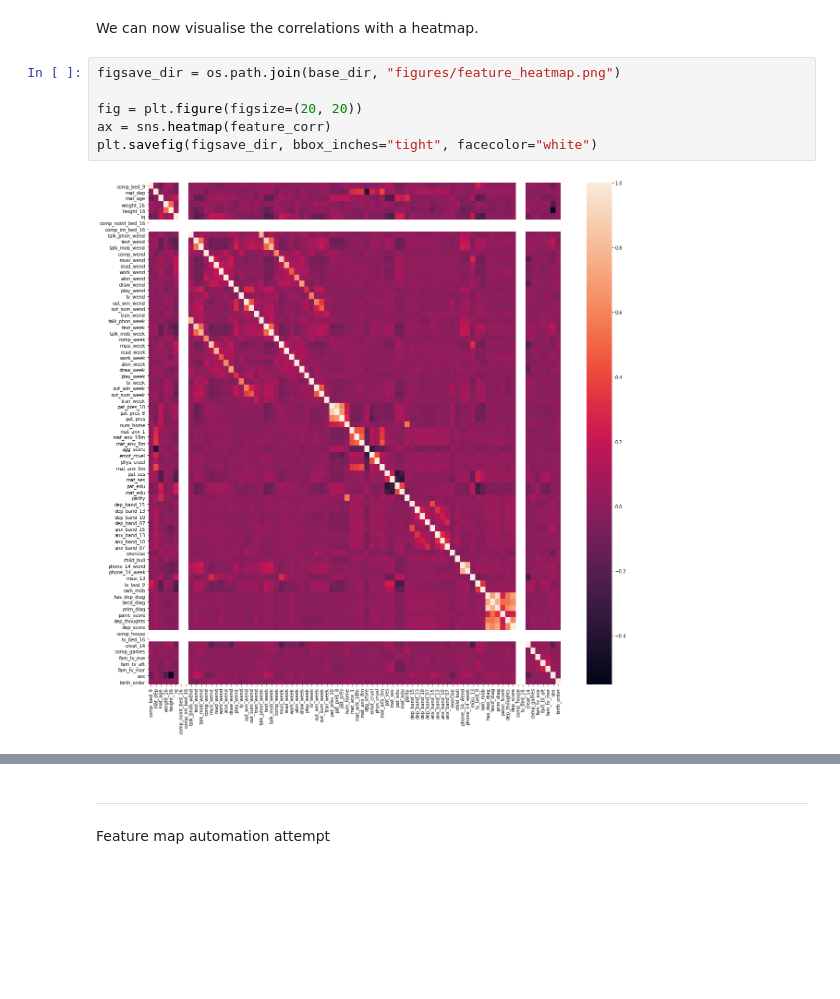
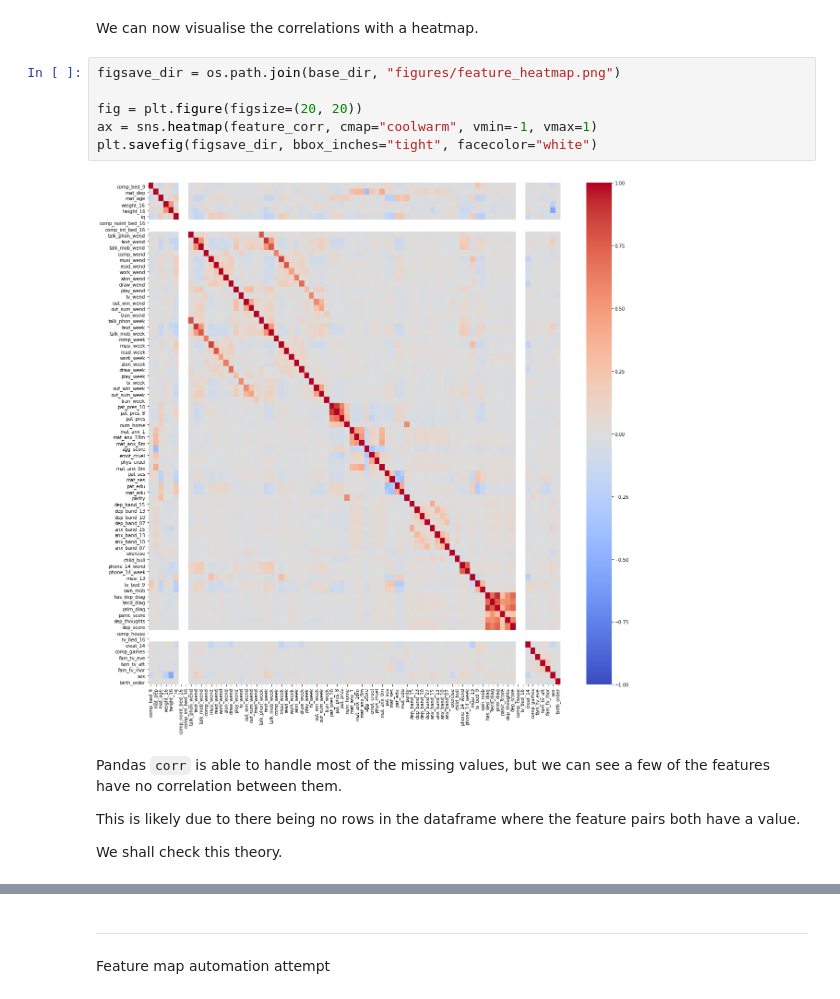
Before and after one commit to kaihulme/alspac-mhst, a Jupyter notebook: notebooks/feature_mapping_correlation.ipynb, the cells around one changed output, grey strips where cells are left out. Drawn from its saved outputs; the diff is of its cells as text; blank space fills up the shorter version.

Commit message:
Centre heatmap colorbar around 0 correlation

```diff
--- a/notebooks/feature_mapping_correlation.ipynb
+++ b/notebooks/feature_mapping_correlation.ipynb
@@ -343,8 +343,14 @@ We can now visualise the correlations with a heatmap.
 # %%
 figsave_dir = os.path.join(base_dir, "figures/feature_heatmap.png")
 
 fig = plt.figure(figsize=(20, 20))
-ax = sns.heatmap(feature_corr)
+ax = sns.heatmap(feature_corr, cmap="coolwarm", vmin=-1, vmax=1)
 plt.savefig(figsave_dir, bbox_inches="tight", facecolor="white")
 # %% [output]
-[figure, old version]
+[figure, new version]
+# %% [markdown]
+Pandas `corr` is able to handle most of the missing values, but we can see a few of the features have no correlation between them.
+
+This is likely due to there being no rows in the dataframe where the feature pairs both have a value.
+
+We shall check this theory.
```
Also changed, not shown: parts of 5 cells of this notebook, 1 other file.
